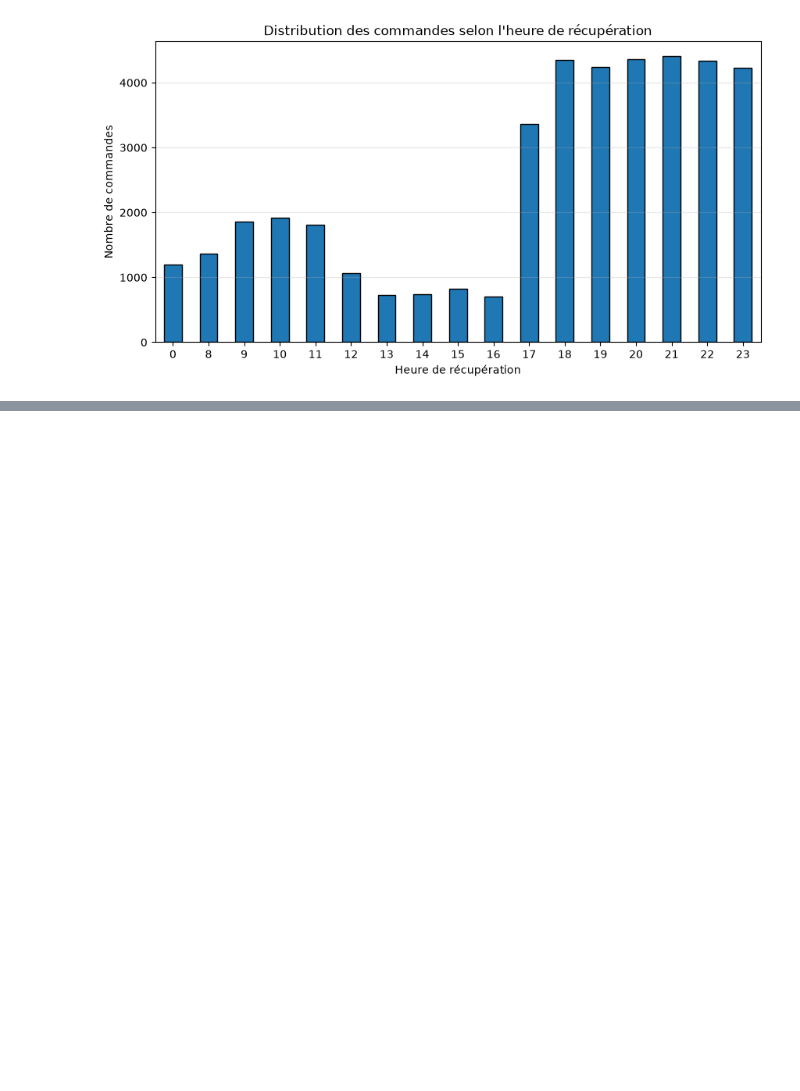
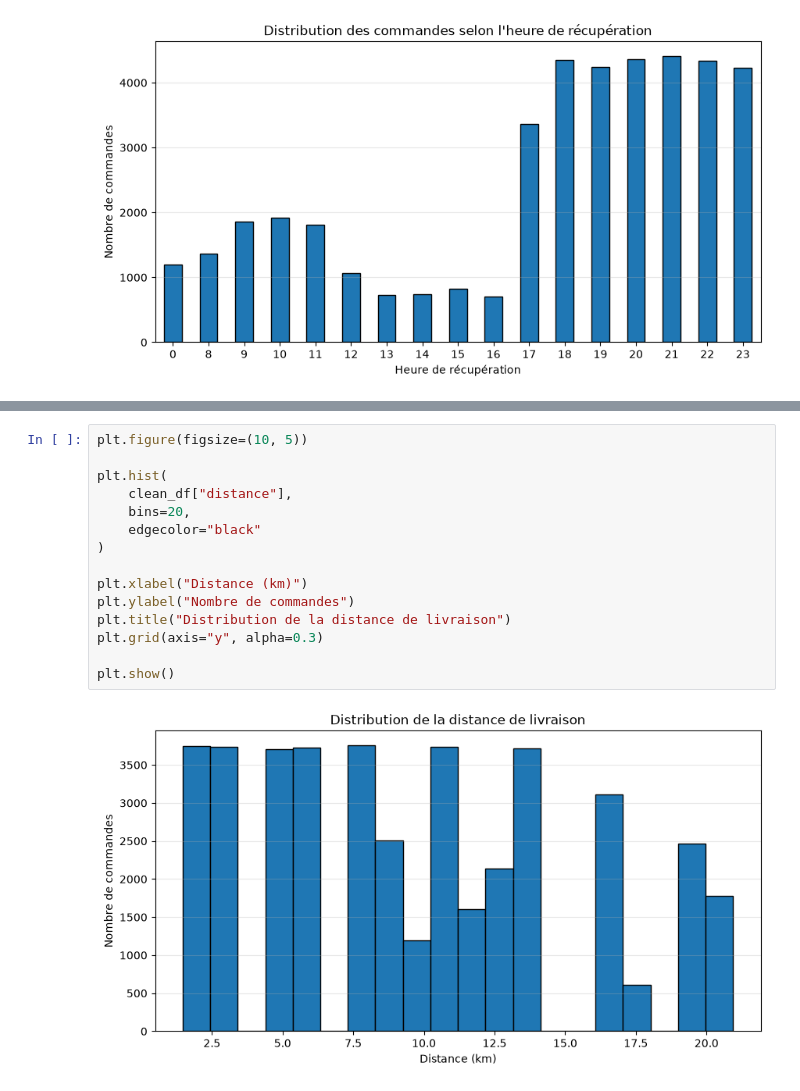
Before and after one commit to lahcen404/DeliveryETA, a Jupyter notebook: notebooks/eda-deliveryETA.ipynb, the cells around one changed output, grey strips where cells are left out. Cells and saved outputs as stored; diff of their text form; blank space fills up the shorter version.

Commit message:
add analyze of distance

```diff
--- a/notebooks/eda-deliveryETA.ipynb
+++ b/notebooks/eda-deliveryETA.ipynb
@@ -220,0 +227,17 @@ plt.show()
+# %%
+plt.figure(figsize=(10, 5))
+
+plt.hist(
+    clean_df["distance"],
+    bins=20,
+    edgecolor="black"
+)
+
+plt.xlabel("Distance (km)")
+plt.ylabel("Nombre de commandes")
+plt.title("Distribution de la distance de livraison")
+plt.grid(axis="y", alpha=0.3)
+
+plt.show()
+# %% [output]
+[figure, added]
```
Also changed, not shown: parts of 1 cell of this notebook.
